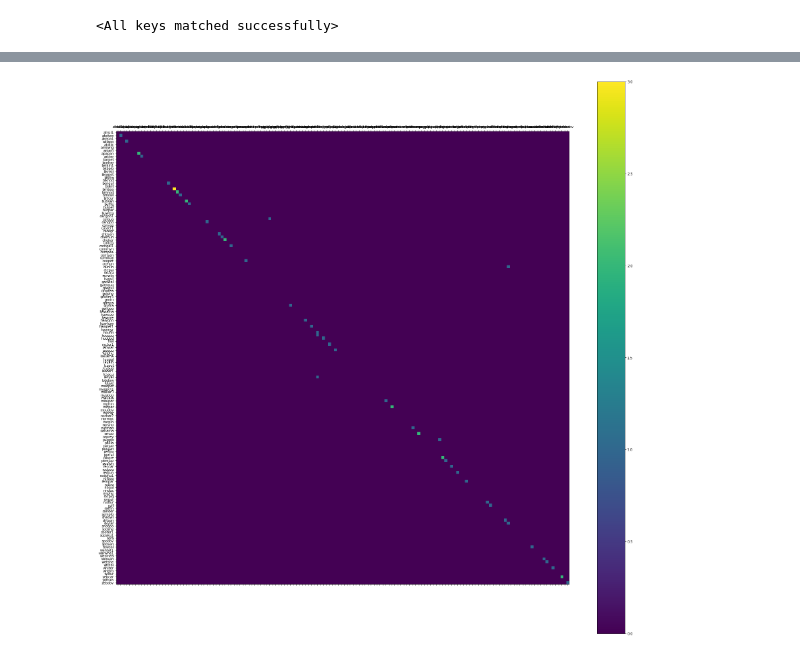
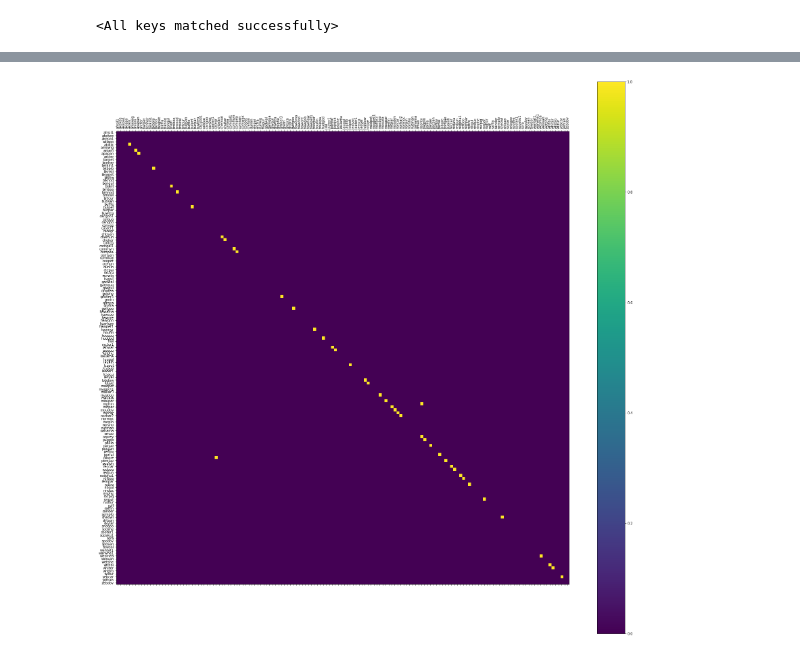
Before and after one commit to Akhilesh-K-Yadav/Kaggle-Projects, a Jupyter notebook: BirdCLEF-22/birdcleff22-pytorch.ipynb, the cells around one changed output, grey strips where cells are left out. Saved outputs shown, nothing was run; the diff lists cells and outputs as text; code cells hidden in the pictures.

```diff
--- a/BirdCLEF-22/birdcleff22-pytorch.ipynb
+++ b/BirdCLEF-22/birdcleff22-pytorch.ipynb
@@ -326,7 +326,7 @@ ResNet(
   (fc): Linear(in_features=2048, out_features=152, bias=True)
 )
 # %%
-SAVED_MODEL_PATH = '../input/saved-weights/bird_cleff_fine_tuned_model (7).pt'
+SAVED_MODEL_PATH = '../input/saved-weights/bird_cleff_fine_tuned_model (8).pt'
 model.load_state_dict(torch.load(SAVED_MODEL_PATH))
 # %% [output]
 <All keys matched successfully>
@@ -411,13 +411,13 @@ for mel_specs, truth_labels in valloader:
     logits = model(mel_specs)
     preds = torch.argmax(logits, dim= 1)
 # %%
-cm = confusion_matrix(truth_labels.cpu(), preds.cpu(), labels=range(152))
+cm = confusion_matrix(truth_labels.cpu(), preds.cpu(), labels=range(152), normalize= 'true')
 plt.figure(figsize=(30, 30))
 sp = plt.subplot(1, 1, 1)
 ctx = sp.matshow(cm)
-plt.xticks(list(range(0, 152)), labels=classes)
+plt.xticks(list(range(0, 152)), labels=classes, rotation= 90)
 plt.yticks(list(range(0, 152)), labels=classes)
 plt.colorbar(ctx)
 plt.show()
 # %% [output]
-[figure, old version]
+[figure, new version]
```
Also changed, not shown: parts of 6 cells of this notebook.
